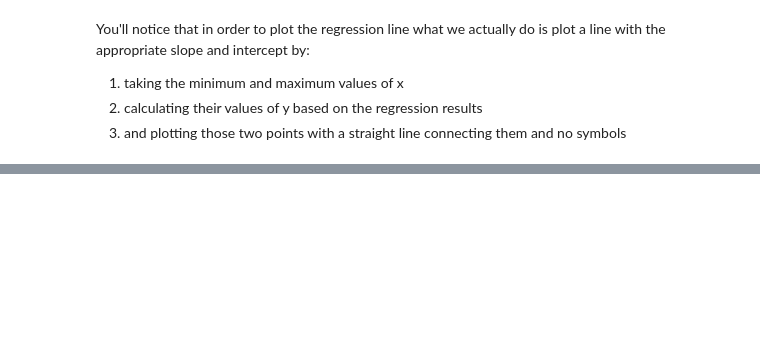
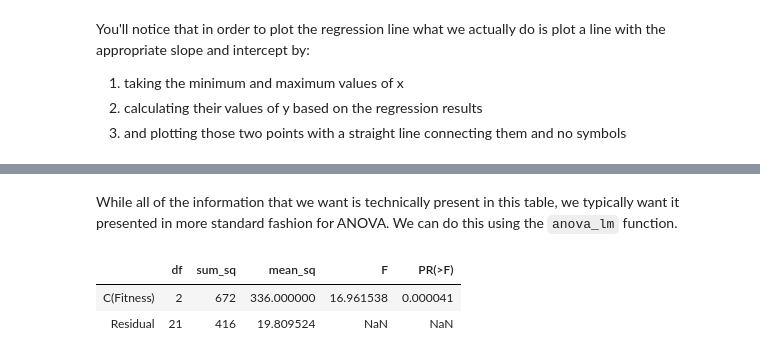
Before and after one commit to datacarpentry/semester-biology, a Jupyter notebook: ipynbs/statistics.ipynb, the cells around one changed output, grey strips where cells are left out. Drawn from its saved outputs; the diff is of its cells as text; code cells hidden in the pictures; blank space fills up the shorter version.

```diff
--- a/ipynbs/statistics.ipynb
+++ b/ipynbs/statistics.ipynb
@@ -113,0 +161,11 @@ plot a line with the appropriate slope and intercept by:
+# %%
+#generate some data
+x = np.random.randn(50)
+z = np.random.randn(50)
+noise = np.random.randn(50)
+y = 3 + 0.5 * x + 1.5 * z + noise
+X = sm.add_constant(zip(x, z), prepend=True) #Add a column of ones to allow the calculation of the intercept
+
+#fit the model
+results = sm.OLS(y, X).fit()
+print results.summary()
@@ -113,0 +277,3 @@ plot a line with the appropriate slope and intercept by:
+# %%
+results = sm.OLS.from_formula('Time ~ C(Fitness)', rehab_table).fit()
+print results.summary()
@@ -113,0 +298,12 @@ plot a line with the appropriate slope and intercept by:
+# %% [markdown]
+While all of the information that we want is technically present in this table,
+we typically want it presented in more standard fashion for ANOVA.
+We can do this using the ``anova_lm`` function.
+# %%
+from statsmodels.stats.anova import anova_lm
+
+anova_lm(results)
+# %% [output]
+|  | df | sum_sq | mean_sq | F | PR(>F) |
+| C(Fitness) | 2 | 672 | 336.000000 | 16.961538 | 0.000041 |
+| Residual | 21 | 416 | 19.809524 | NaN | NaN |
```
Also changed, not shown: parts of 26 cells of this notebook.
